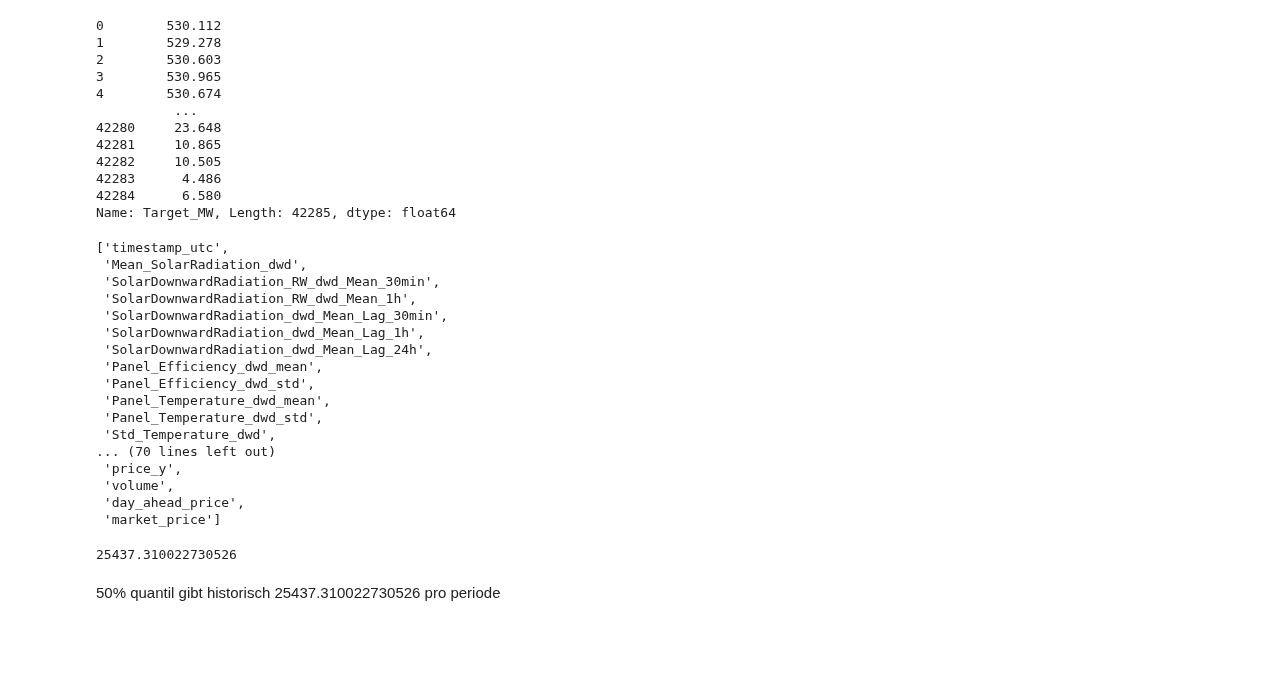
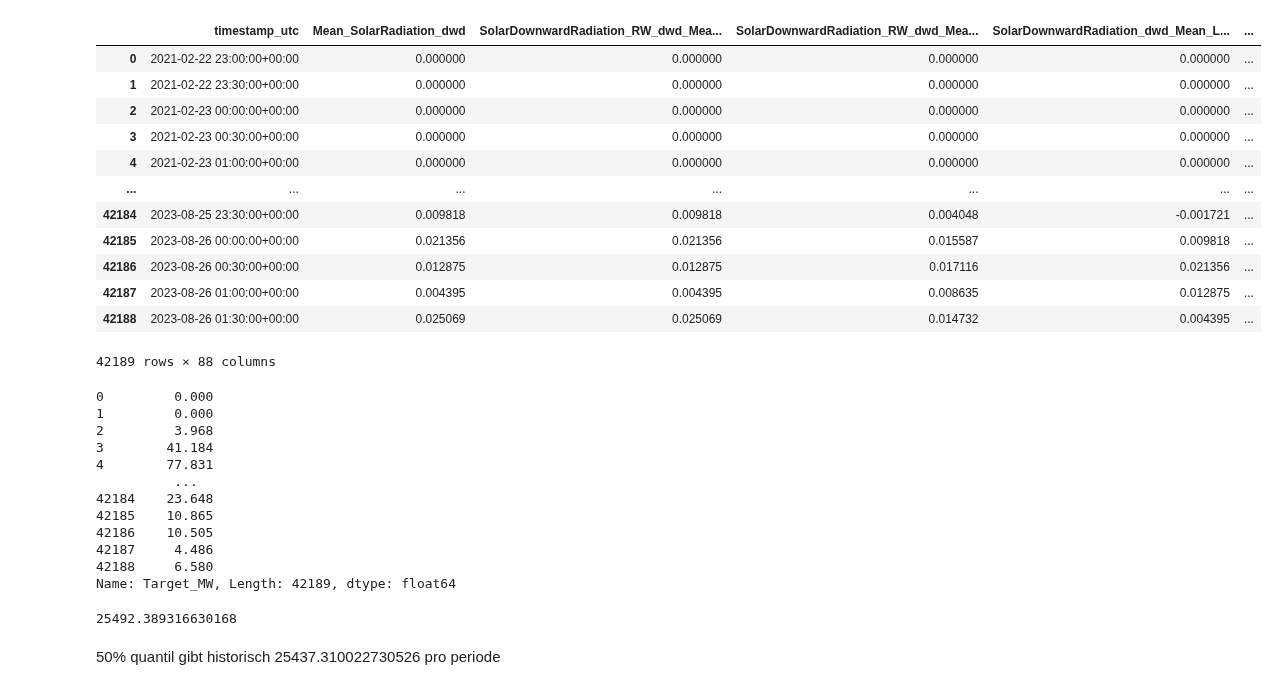
Before and after one commit to P-AEL/Energy_production_price_prediction, a Jupyter notebook: paul_analyse/Bidding.ipynb, the cells around one changed output. Saved outputs shown, nothing was run; the diff lists cells and outputs as text; code cells hidden in the pictures; blank space fills up the shorter version.

```diff
--- a/paul_analyse/Bidding.ipynb
+++ b/paul_analyse/Bidding.ipynb
@@ -5,49 +13,55 @@ import plotly.express as px
 # %%
 df_bbidding = pd.read_csv('bidding_training.csv')
+df_bidding_imbalance_price = pd.read_csv('bidding_training_predictions_imbalance_price.csv')
+df_bidding_imbalance_price = df_bidding_imbalance_price[["timestamp_utc","imbalance_price_predictions"]]
+df_bidding_imbalance_price.timestamp_utc = pd.to_datetime(df_bidding_imbalance_price.timestamp_utc)
+df_bidding_day_ahead_price = pd.read_csv('bidding_training_predictions_day_ahead_price.csv')
+df_bidding_day_ahead_price = df_bidding_day_ahead_price[["timestamp_utc","day_ahead_price_predictions"]]
+df_bidding_day_ahead_price.timestamp_utc = pd.to_datetime(df_bidding_day_ahead_price.timestamp_utc)
 df_bbidding["day_ahead_price"] = df_bbidding["price_x"].rename("day_ahead_price")
 df_bbidding["market_price"] = df_bbidding["price_y"].rename("market_price")
 # df_day_ahead = pd.read_csv('D:/Users/paulh/Desktop/Domäneprojekt2/Energy_production_price_prediction/basic_files/day_ahead_price.csv')
 # df_imbalance = pd.read_csv('D:/Users/paulh/Desktop/Domäneprojekt2/Energy_production_price_prediction/basic_files/imbalance_price.csv')
+# %%
+df_bbidding.timestamp_utc = pd.to_datetime(df_bbidding.timestamp_utc)
+df_bbidding = df_bbidding.merge(df_bidding_imbalance_price, on="timestamp_utc")
+df_bbidding = df_bbidding.merge(df_bidding_day_ahead_price, on="timestamp_utc")
+# %%
+df_bbidding
+# %% [output]
+|  | timestamp_utc | Mean_SolarRadiation_dwd | SolarDownwardRadiation_RW_dwd_Mea... | SolarDownwardRadiation_RW_dwd_Mea... | SolarDownwardRadiation_dwd_Mean_L... | ... |
+| 0 | 2021-02-22 23:00:00+00:00 | 0.000000 | 0.000000 | 0.000000 | 0.000000 | ... |
+| 1 | 2021-02-22 23:30:00+00:00 | 0.000000 | 0.000000 | 0.000000 | 0.000000 | ... |
+| 2 | 2021-02-23 00:00:00+00:00 | 0.000000 | 0.000000 | 0.000000 | 0.000000 | ... |
+| 3 | 2021-02-23 00:30:00+00:00 | 0.000000 | 0.000000 | 0.000000 | 0.000000 | ... |
+| 4 | 2021-02-23 01:00:00+00:00 | 0.000000 | 0.000000 | 0.000000 | 0.000000 | ... |
+| ... | ... | ... | ... | ... | ... | ... |
+| 42184 | 2023-08-25 23:30:00+00:00 | 0.009818 | 0.009818 | 0.004048 | -0.001721 | ... |
+| 42185 | 2023-08-26 00:00:00+00:00 | 0.021356 | 0.021356 | 0.015587 | 0.009818 | ... |
+| 42186 | 2023-08-26 00:30:00+00:00 | 0.012875 | 0.012875 | 0.017116 | 0.021356 | ... |
+| 42187 | 2023-08-26 01:00:00+00:00 | 0.004395 | 0.004395 | 0.008635 | 0.012875 | ... |
+| 42188 | 2023-08-26 01:30:00+00:00 | 0.025069 | 0.025069 | 0.014732 | 0.004395 | ... |
+42189 rows × 88 columns
 # %%
 df_bbidding.Target_MW
 # %% [output]
-0        530.112
-1        529.278
-2        530.603
-3        530.965
-4        530.674
+0         0.000
+1         0.000
+2         3.968
+3        41.184
+4        77.831
           ...
-42280     23.648
-42281     10.865
-42282     10.505
-42283      4.486
-42284      6.580
-Name: Target_MW, Length: 42285, dtype: float64
+42184    23.648
+42185    10.865
+42186    10.505
+42187     4.486
+42188     6.580
+Name: Target_MW, Length: 42189, dtype: float64
-# %%
-df_bbidding.columns.to_list()
-# %% [output]
-['timestamp_utc',
- 'Mean_SolarRadiation_dwd',
- 'SolarDownwardRadiation_RW_dwd_Mean_30min',
- 'SolarDownwardRadiation_RW_dwd_Mean_1h',
- 'SolarDownwardRadiation_dwd_Mean_Lag_30min',
- 'SolarDownwardRadiation_dwd_Mean_Lag_1h',
- 'SolarDownwardRadiation_dwd_Mean_Lag_24h',
- 'Panel_Efficiency_dwd_mean',
- 'Panel_Efficiency_dwd_std',
- 'Panel_Temperature_dwd_mean',
- 'Panel_Temperature_dwd_std',
- 'Std_Temperature_dwd',
-... (70 lines left out)
- 'price_y',
- 'volume',
- 'day_ahead_price',
- 'market_price']
 # %%
 df_bbidding["Revenue_50"] = df_bbidding["day_ahead_price"] * df_bbidding["5"]+(df_bbidding["Target_MW"]-df_bbidding["5"])*(df_bbidding["imbalance_price"]-0.07*(df_bbidding["Target_MW"]-df_bbidding["5"]))
 # %%
 df_bbidding.Revenue_50.mean()
 # %% [output]
-25437.310022730526
+25492.389316630168
 # %% [markdown]
 50% quantil gibt historisch 25437.310022730526 pro periode
```
Also changed, not shown: parts of 37 cells of this notebook, 10 other files.
